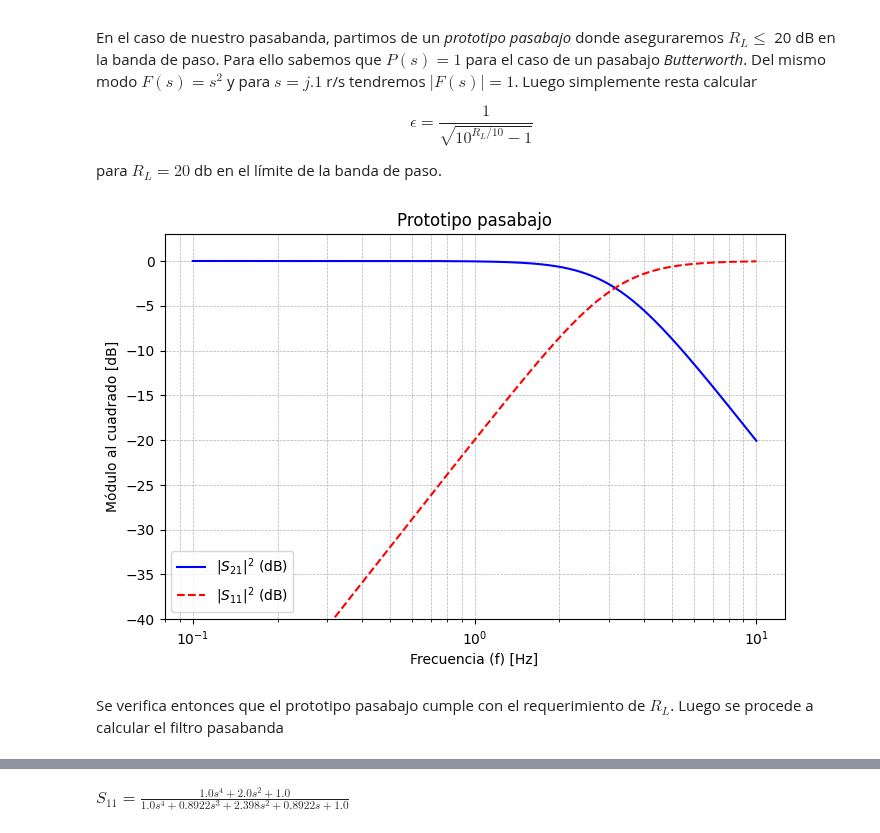
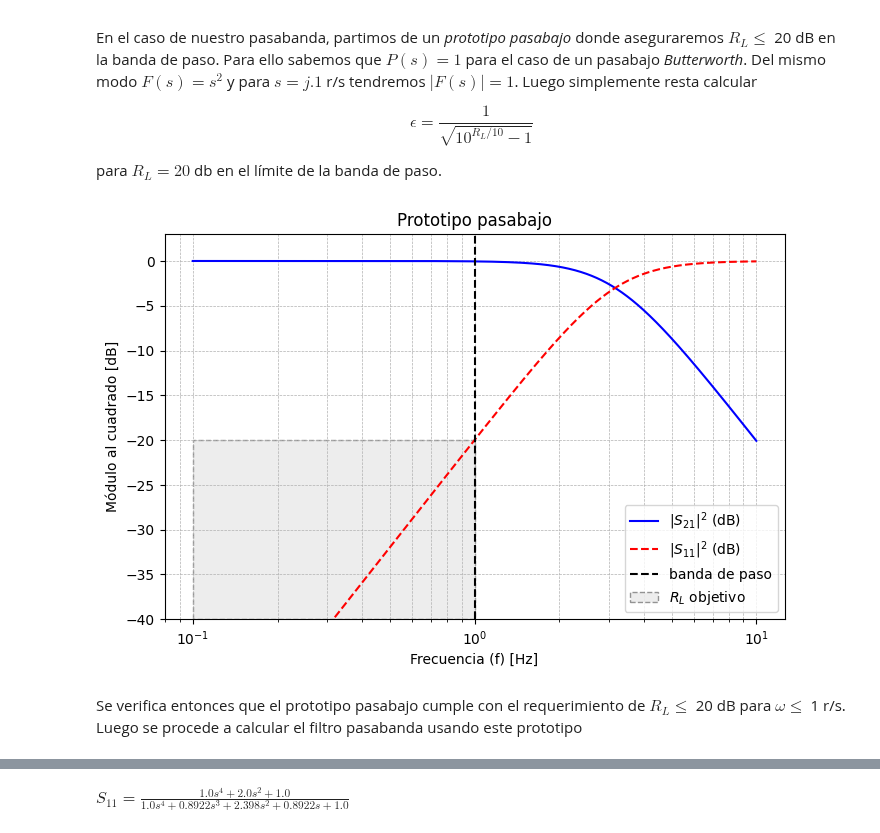
Before and after one commit to marianux/pytc2, a Jupyter notebook: docs/notebooks/ejnb_funciones_transf_doblemente_cargadas.ipynb, the cells around one changed output, grey strips where cells are left out. Drawn from its saved outputs; the diff is of its cells as text; code cells hidden in the pictures.

```diff
--- a/docs/notebooks/ejnb_funciones_transf_doblemente_cargadas.ipynb
+++ b/docs/notebooks/ejnb_funciones_transf_doblemente_cargadas.ipynb
@@ -316,20 +329,25 @@ para $R_L = 20$ db en el límite de la banda de paso.
 # %%
 RL = 20 # dB
 eps_sq = sp.Rational(1)/sp.Rational(10**(RL/10)-1)
 
 S21sq_proto = 1/(1+ sp.Rational(eps_sq) * (s/sp.I)**4)
 
 S11sq_proto = sp.simplify(sp.expand(1 - S21sq_proto))
 
 plt_Sparams(S21sq_proto, S11sq_proto, bDb = True)
 
 plt.title('Prototipo pasabajo')
+
+plt.plot( [1., 1.], [-40, 3], 'k--', label = 'banda de paso' )
+plt.fill([.1, .1, 1., 1.], [-40, -20, -20, -40], 'lightgrey', alpha=0.4, lw=1, ls='--', ec='k', label = '$R_L$ objetivo')
+
 plt.ylim([-40, 3])
+plt.legend()
 plt.show()
 # %% [output]
-[figure, old version]
+[figure, new version]
 # %% [markdown]
-Se verifica entonces que el prototipo pasabajo cumple con el requerimiento de $R_L$. Luego se procede a calcular el filtro pasabanda
+Se verifica entonces que el prototipo pasabajo cumple con el requerimiento de $R_L \leq$ 20 dB para $\omega \leq$ 1 r/s. Luego se procede a calcular el filtro pasabanda usando este prototipo
 # %%
 S21sq = sp.simplify(sp.expand(S21sq_proto.subs(s, Kbp)))
 
```
Also changed, not shown: parts of 10 cells of this notebook, 7 other files.
